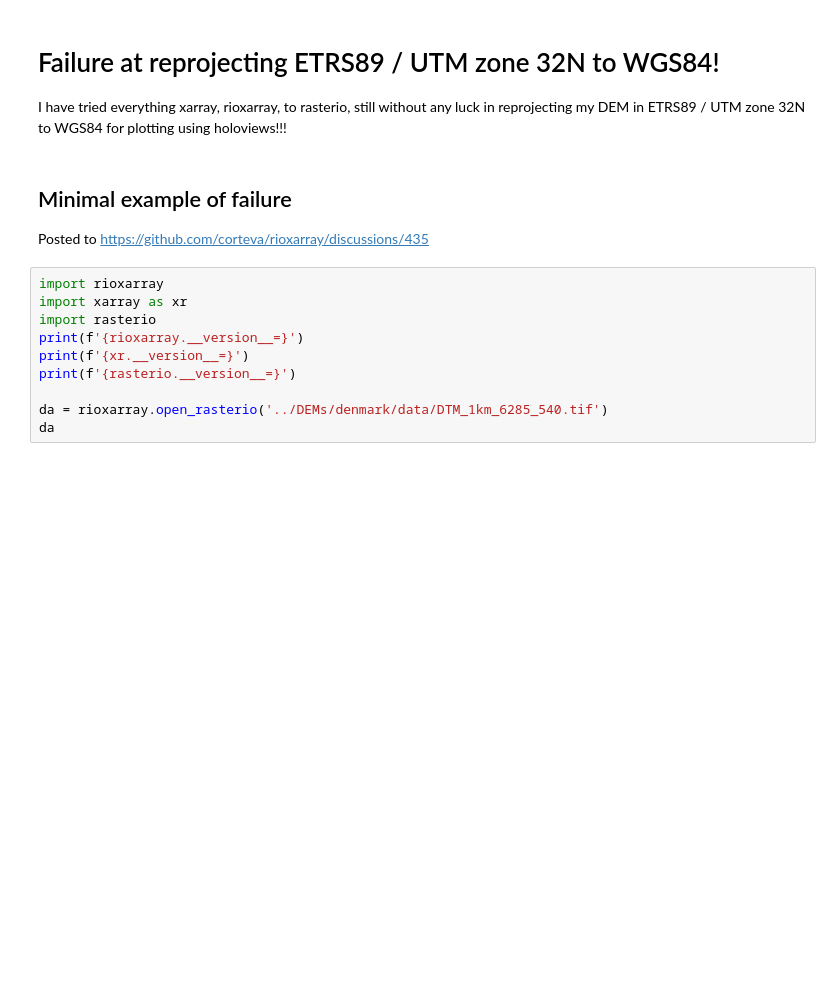
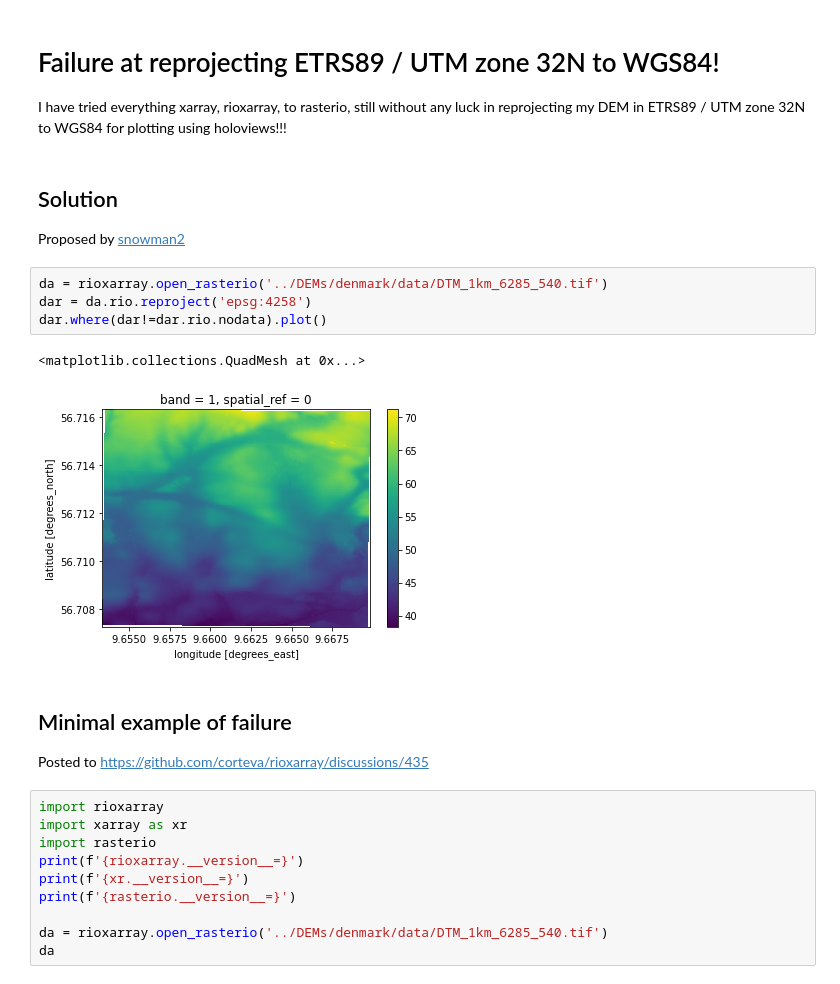
Before and after one commit to PeterFogh/digital_elevation_model_use_cases, a Jupyter notebook: rioxarray_reproject_error/failure_reprojecting_crs.ipynb, the cells around one changed output. Cells and saved outputs as stored; diff of their text form; blank space fills up the shorter version.

Commit message:
Got solution to reproject problem

```diff
--- a/rioxarray_reproject_error/failure_reprojecting_crs.ipynb
+++ b/rioxarray_reproject_error/failure_reprojecting_crs.ipynb
@@ -1,6 +1,16 @@
 # %% [markdown]
 # Failure at reprojecting ETRS89 / UTM zone 32N to WGS84!
 I have tried everything xarray, rioxarray, to rasterio, still without any luck in reprojecting my DEM in ETRS89 / UTM zone 32N to WGS84 for plotting using holoviews!!!
+# %% [markdown]
+## Solution
+Proposed by [snowman2](https://github.com/corteva/rioxarray/discussions/435#discussioncomment-1675396)
+# %%
+da = rioxarray.open_rasterio('../DEMs/denmark/data/DTM_1km_6285_540.tif')
+dar = da.rio.reproject('epsg:4258')
+dar.where(dar!=dar.rio.nodata).plot()
+# %% [output]
+<matplotlib.collections.QuadMesh at 0x...>
+[figure, added]
 # %% [markdown]
 ## Minimal example of failure
 
```
Also changed, not shown: parts of 38 cells of this notebook.
